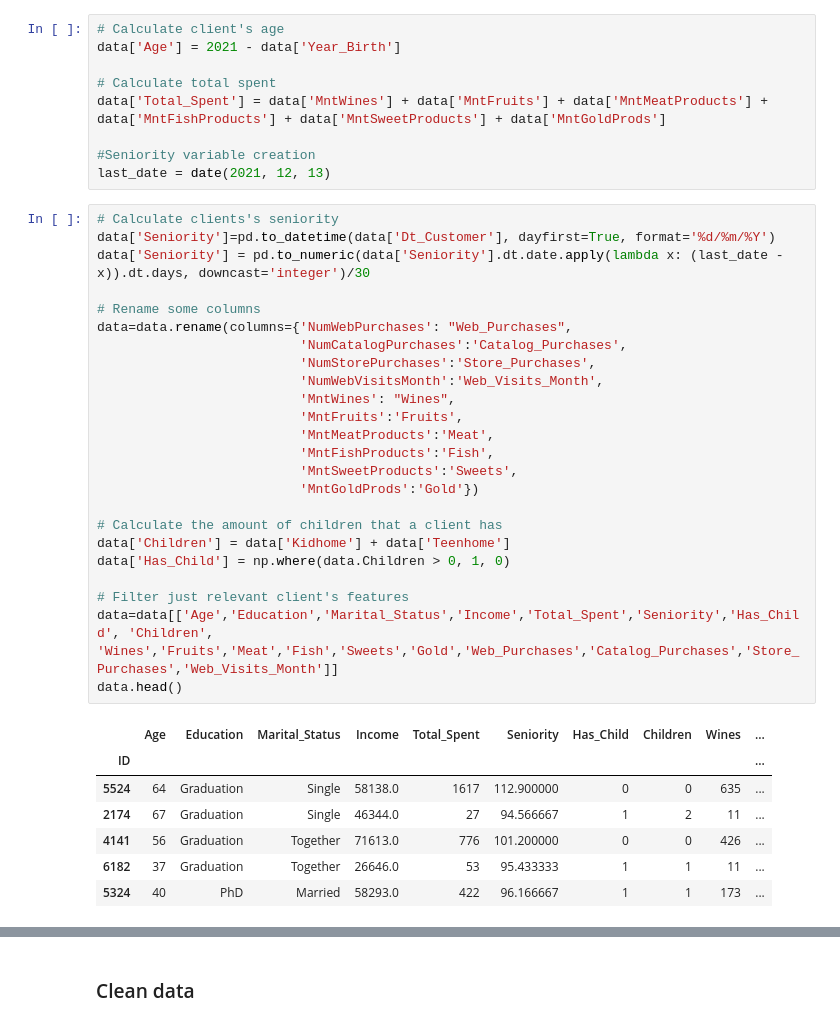
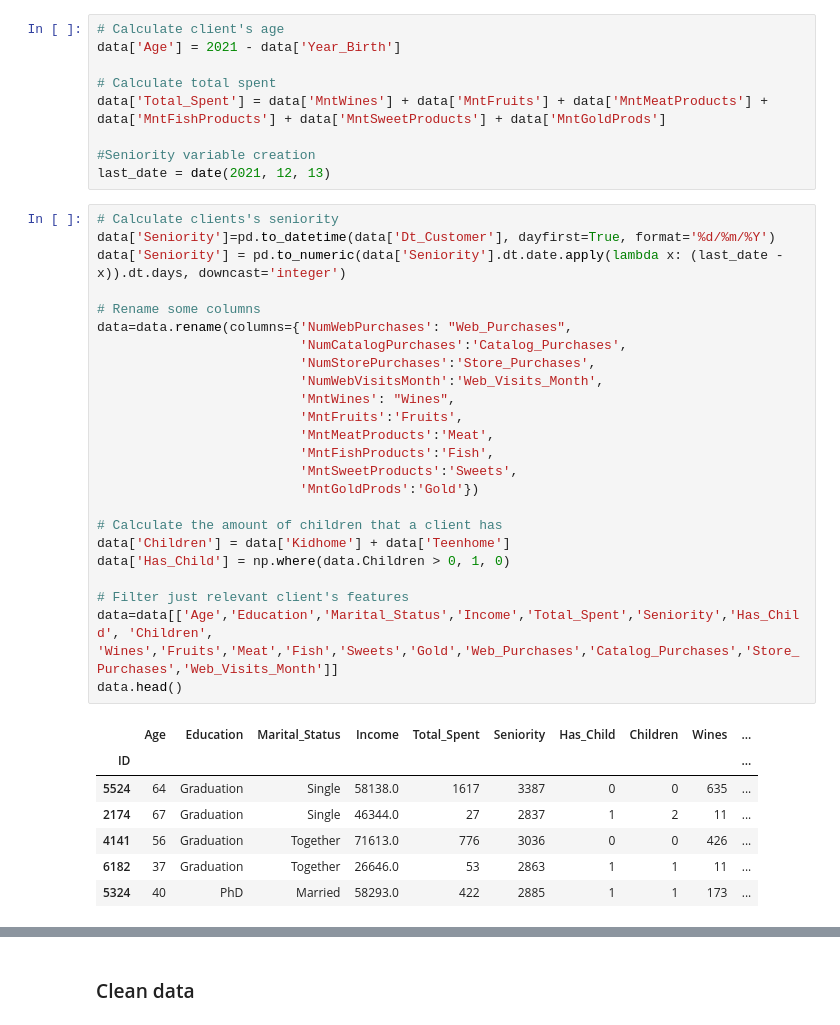
Before and after one commit to AndresGamboaBaldi/DataScience, a Jupyter notebook: CustomerAnalysis_Bustillos_Gamboa_Lopez_Quelali.ipynb, the cells around one changed output, grey strips where cells are left out. Cells and saved outputs as stored; diff of their text form.

```diff
--- a/CustomerAnalysis_Bustillos_Gamboa_Lopez_Quelali.ipynb
+++ b/CustomerAnalysis_Bustillos_Gamboa_Lopez_Quelali.ipynb
@@ -51,33 +56,33 @@ last_date = date(2021, 12, 13)
 # %%
 # Calculate clients's seniority
 data['Seniority']=pd.to_datetime(data['Dt_Customer'], dayfirst=True, format='%d/%m/%Y')
-data['Seniority'] = pd.to_numeric(data['Seniority'].dt.date.apply(lambda x: (last_date - x)).dt.days, downcast='integer')/30
+data['Seniority'] = pd.to_numeric(data['Seniority'].dt.date.apply(lambda x: (last_date - x)).dt.days, downcast='integer')
 
 # Rename some columns
 data=data.rename(columns={'NumWebPurchases': "Web_Purchases",
                           'NumCatalogPurchases':'Catalog_Purchases',
                           'NumStorePurchases':'Store_Purchases',
                           'NumWebVisitsMonth':'Web_Visits_Month',
                           'MntWines': "Wines",
                           'MntFruits':'Fruits',
                           'MntMeatProducts':'Meat',
                           'MntFishProducts':'Fish',
                           'MntSweetProducts':'Sweets',
                           'MntGoldProds':'Gold'})
 
 # Calculate the amount of children that a client has
 data['Children'] = data['Kidhome'] + data['Teenhome']
 data['Has_Child'] = np.where(data.Children > 0, 1, 0)
 
 # Filter just relevant client's features
 data=data[['Age','Education','Marital_Status','Income','Total_Spent','Seniority','Has_Child', 'Children', 'Wines','Fruits','Meat','Fish','Sweets','Gold','Web_Purchases','Catalog_Purchases','Store_Purchases','Web_Visits_Month']]
 data.head()
 # %% [output]
 |  | Age | Education | Marital_Status | Income | Total_Spent | Seniority | Has_Child | Children | Wines | ... |
 | ID |  |  |  |  |  |  |  |  |  | ... |
-| 5524 | 64 | Graduation | Single | 58138.0 | 1617 | 112.900000 | 0 | 0 | 635 | ... |
-| 2174 | 67 | Graduation | Single | 46344.0 | 27 | 94.566667 | 1 | 2 | 11 | ... |
-| 4141 | 56 | Graduation | Together | 71613.0 | 776 | 101.200000 | 0 | 0 | 426 | ... |
-| 6182 | 37 | Graduation | Together | 26646.0 | 53 | 95.433333 | 1 | 1 | 11 | ... |
-| 5324 | 40 | PhD | Married | 58293.0 | 422 | 96.166667 | 1 | 1 | 173 | ... |
+| 5524 | 64 | Graduation | Single | 58138.0 | 1617 | 3387 | 0 | 0 | 635 | ... |
+| 2174 | 67 | Graduation | Single | 46344.0 | 27 | 2837 | 1 | 2 | 11 | ... |
+| 4141 | 56 | Graduation | Together | 71613.0 | 776 | 3036 | 0 | 0 | 426 | ... |
+| 6182 | 37 | Graduation | Together | 26646.0 | 53 | 2863 | 1 | 1 | 11 | ... |
+| 5324 | 40 | PhD | Married | 58293.0 | 422 | 2885 | 1 | 1 | 173 | ... |
 # %%
```
Also changed, not shown: parts of 21 cells of this notebook.
